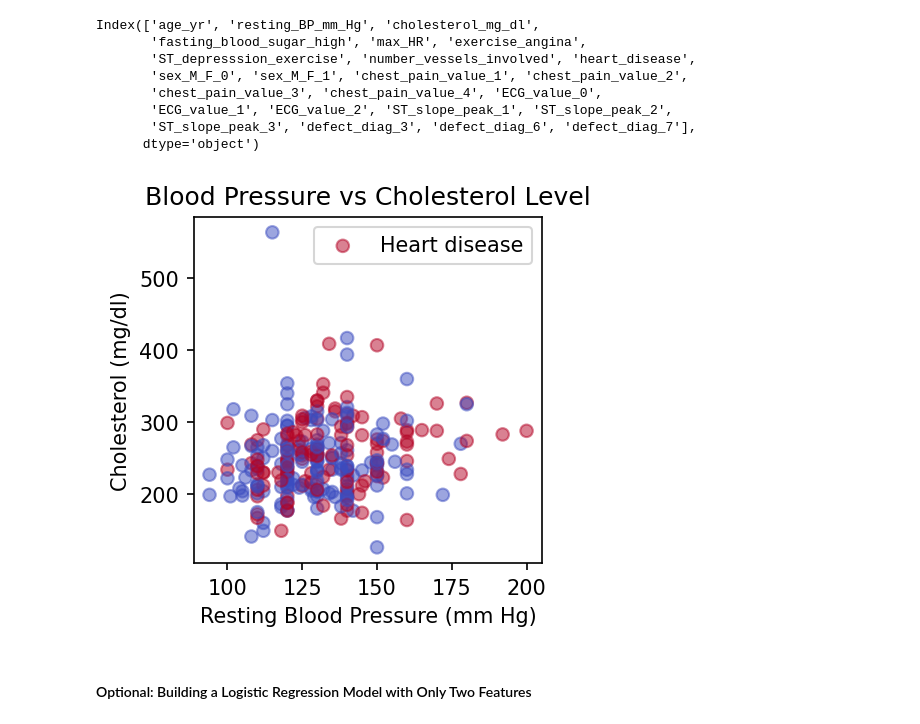
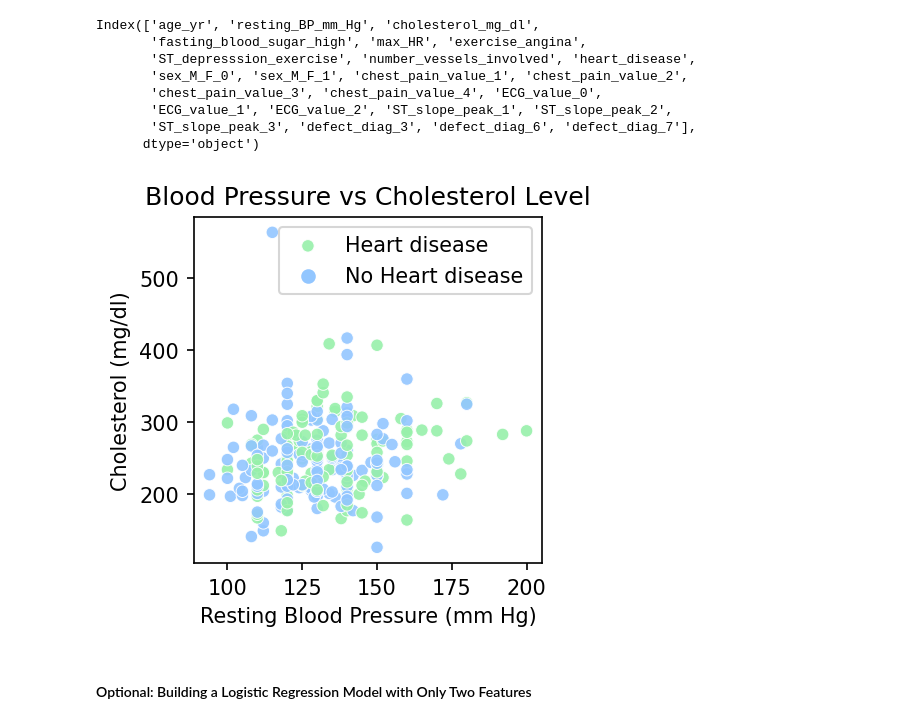
Before and after one commit to MsEM11/Logistic-Regression-Case-Study, a Jupyter notebook: Logistic Regression Advanced Case Study.ipynb, the cells around one changed output. Saved outputs shown, nothing was run; the diff lists cells and outputs as text; code cells hidden in the pictures.

```diff
--- a/Logistic Regression Advanced Case Study.ipynb
+++ b/Logistic Regression Advanced Case Study.ipynb
@@ -534,17 +534,16 @@ Index(['age_yr', 'resting_BP_mm_Hg', 'cholesterol_mg_dl',
        'ST_slope_peak_3', 'defect_diag_3', 'defect_diag_6', 'defect_diag_7'],
       dtype='object')
 # %%
-fix, ax = plt.subplots()
-ax.scatter(dflog.resting_BP_mm_Hg, dflog.cholesterol_mg_dl,
-           c=dflog.heart_disease,cmap='coolwarm',alpha=.5)
-labels = ['Heart disease','No heart disease']
-ax.legend(labels=labels)
-ax.set_xlabel('Resting Blood Pressure (mm Hg)')
-ax.set_ylabel('Cholesterol (mg/dl)')
-ax.set_title('Blood Pressure vs Cholesterol Level')
+sns.scatterplot(x=dflog.resting_BP_mm_Hg, y=dflog.cholesterol_mg_dl,
+                hue=dflog.heart_disease,alpha=.9)
+labels = ['Heart disease','No Heart disease']
+plt.legend(labels)
+plt.xlabel('Resting Blood Pressure (mm Hg)')
+plt.ylabel('Cholesterol (mg/dl)')
+plt.title('Blood Pressure vs Cholesterol Level')
 plt.show()
 # %% [output]
-[figure, old version]
+[figure, new version]
 # %% [markdown]
 #### Optional: Building a Logistic Regression Model with Only Two Features
 # %% [markdown]
```
Also changed, not shown: parts of 17 cells of this notebook.
